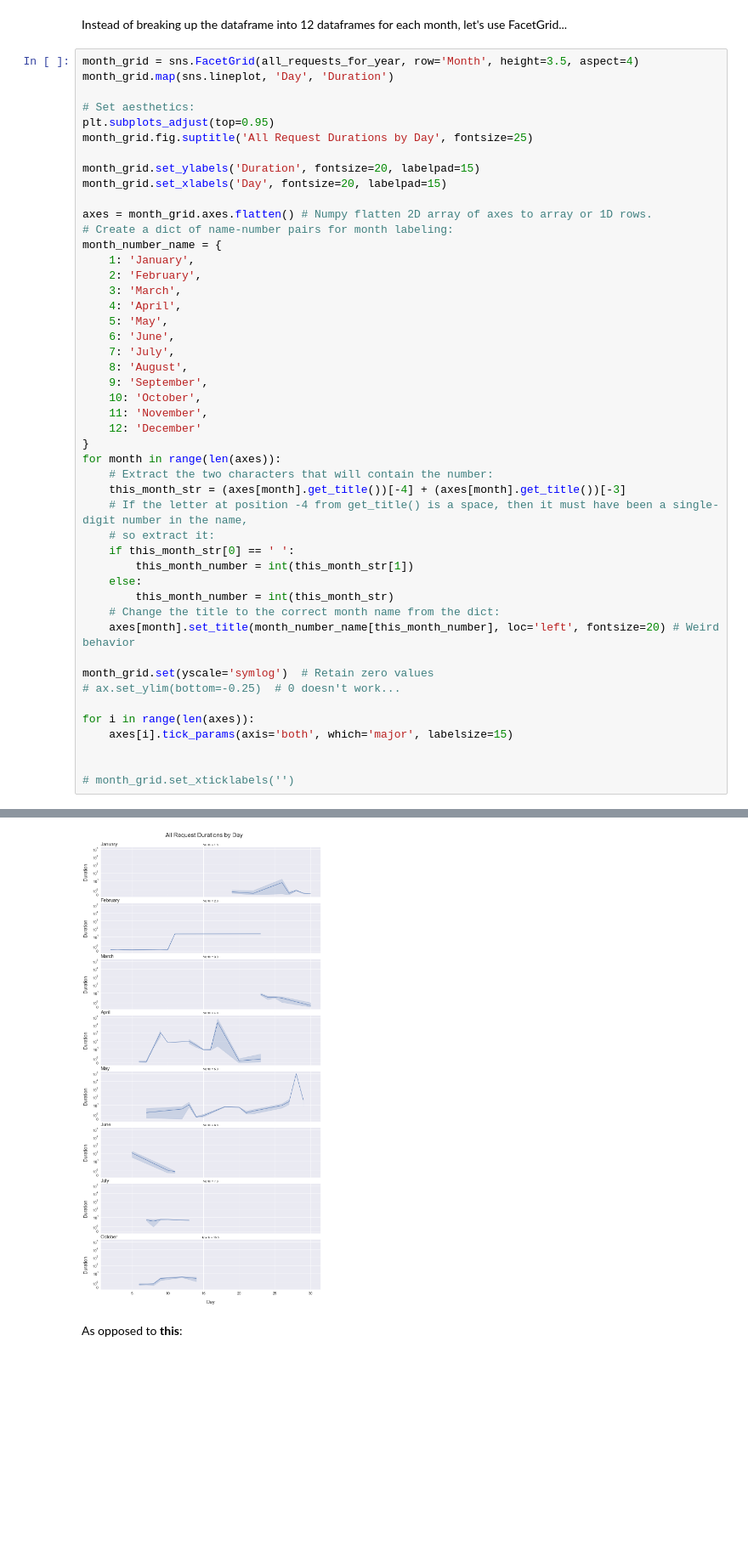
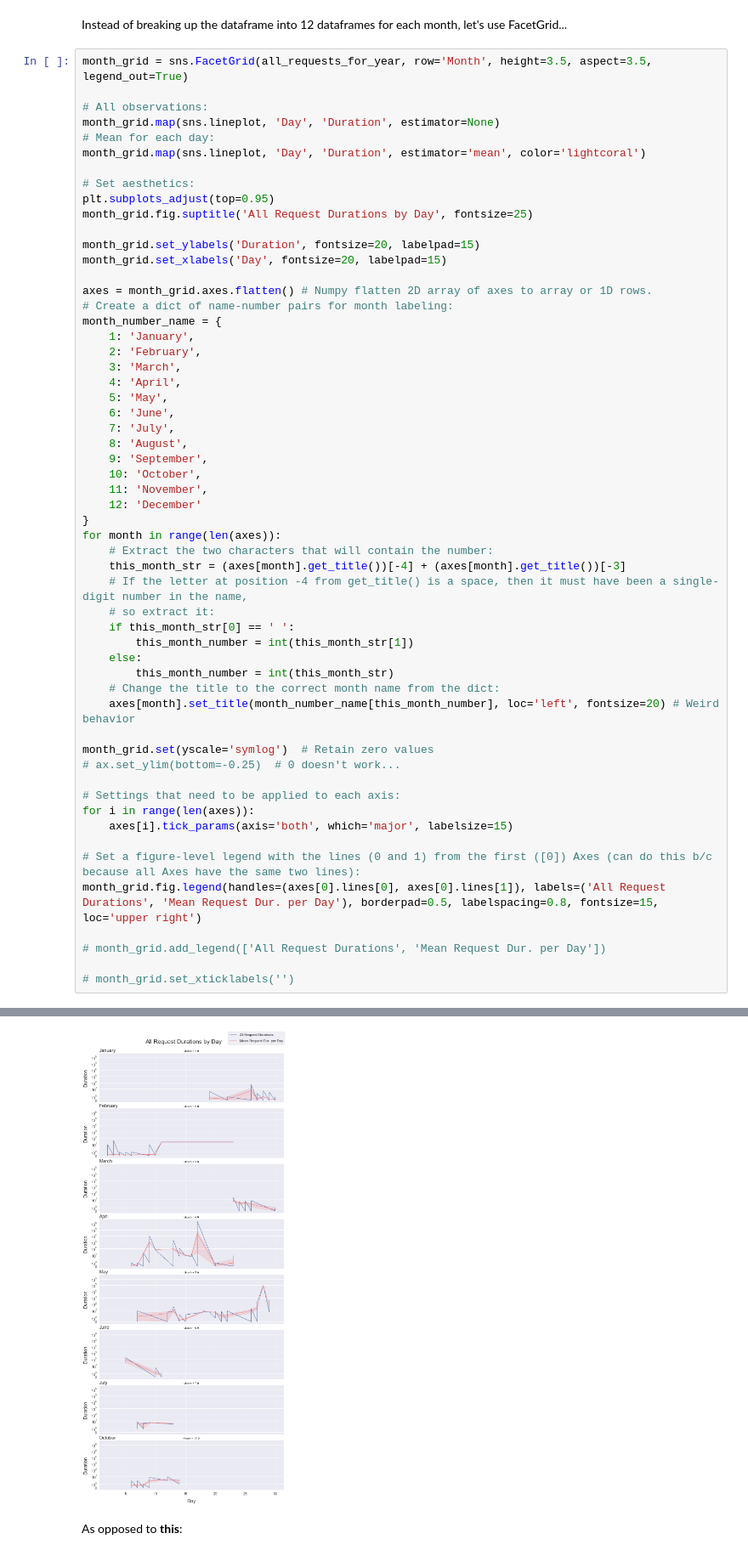
Before and after one commit to leilanihagen/interject-datacell-request-time-data-exploration, a Jupyter notebook: datacell_request_time_v2.ipynb, the cells around one changed output, grey strips where cells are left out. Shown: that part at 85% size. Cells and saved outputs as stored; diff of their text form; blank space fills up the shorter version.

Commit message:
Formatted graphs

```diff
--- a/datacell_request_time_v2.ipynb
+++ b/datacell_request_time_v2.ipynb
@@ -162,8 +163,12 @@ all_requests_for_year.dropna(inplace=True)
 # %% [markdown]
 Instead of breaking up the dataframe into 12 dataframes for each month, let's use FacetGrid...
 # %%
-month_grid = sns.FacetGrid(all_requests_for_year, row='Month', height=3.5, aspect=4)
-month_grid.map(sns.lineplot, 'Day', 'Duration')
+month_grid = sns.FacetGrid(all_requests_for_year, row='Month', height=3.5, aspect=3.5, legend_out=True)
+
+# All observations:
+month_grid.map(sns.lineplot, 'Day', 'Duration', estimator=None)
+# Mean for each day:
+month_grid.map(sns.lineplot, 'Day', 'Duration', estimator='mean', color='lightcoral')
 
 # Set aesthetics:
 plt.subplots_adjust(top=0.95)
@@ -203,9 +208,14 @@ for month in range(len(axes)):
 month_grid.set(yscale='symlog')  # Retain zero values
 # ax.set_ylim(bottom=-0.25)  # 0 doesn't work...
 
+# Settings that need to be applied to each axis:
 for i in range(len(axes)):
     axes[i].tick_params(axis='both', which='major', labelsize=15)
 
+# Set a figure-level legend with the lines (0 and 1) from the first ([0]) Axes (can do this b/c because all Axes have the same two lines):
+month_grid.fig.legend(handles=(axes[0].lines[0], axes[0].lines[1]), labels=('All Request Durations', 'Mean Request Dur. per Day'), borderpad=0.5, labelspacing=0.8, fontsize=15, loc='upper right')
+
+# month_grid.add_legend(['All Request Durations', 'Mean Request Dur. per Day'])
 
 # month_grid.set_xticklabels('')
 # %% [output]
@@ -212,4 +223,4 @@ for i in range(len(axes)):
-[figure, old version]
+[figure, new version]
 # %% [markdown]
 As opposed to **this**:
 # %%
```
Also changed, not shown: parts of 37 cells of this notebook.
